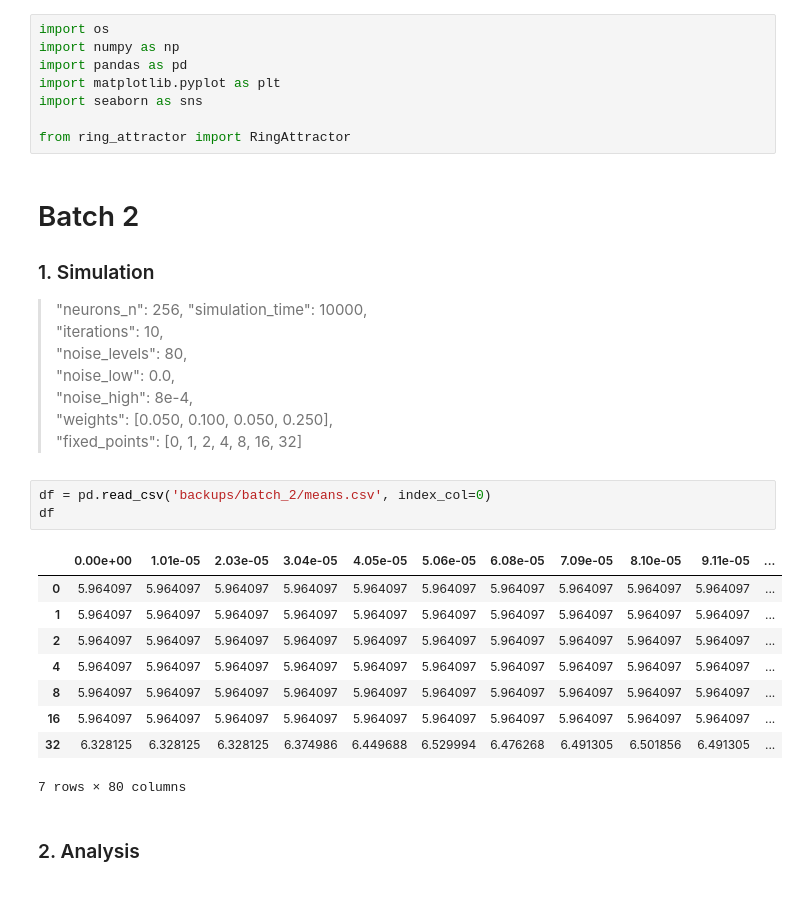
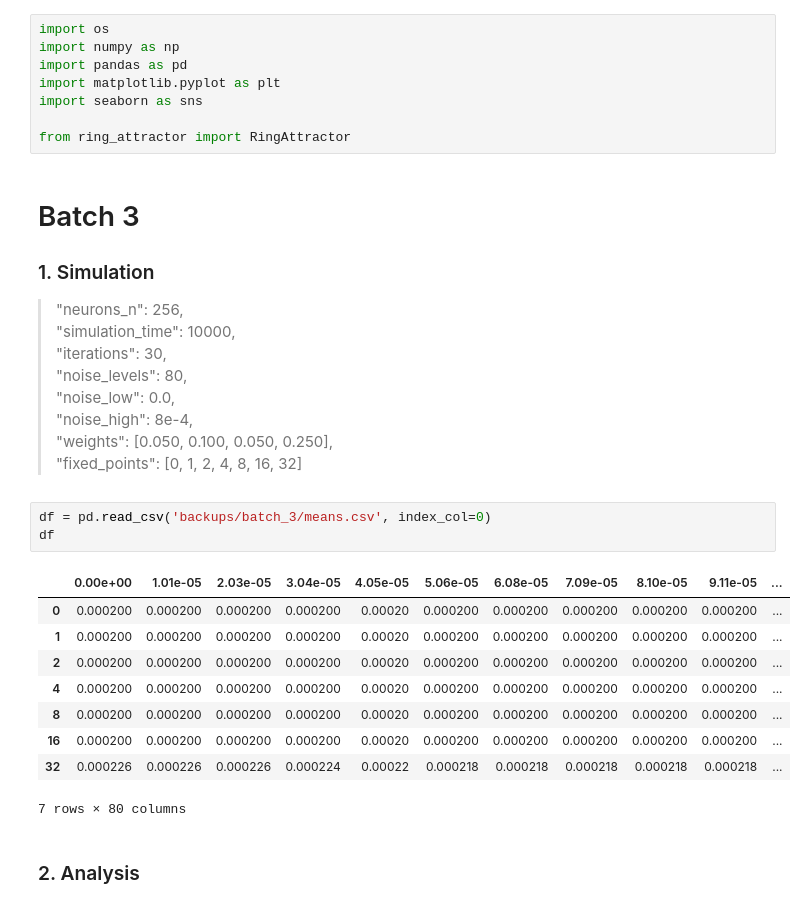
Before and after one commit to wl17443/ring-attractor, a Jupyter notebook: analysis_3.ipynb, the cells around one changed output. Cells and saved outputs as stored; diff of their text form.

```diff
--- a/analysis_3.ipynb
+++ b/analysis_3.ipynb
@@ -18,30 +18,30 @@ import seaborn as sns
 
 from ring_attractor import RingAttractor
 # %% [markdown]
-# Batch 2
+# Batch 3
 
 ### 1. Simulation
 
 >   "neurons_n": 256,
     "simulation_time": 10000,
-    "iterations": 10,
+    "iterations": 30,
     "noise_levels": 80,
     "noise_low": 0.0,
     "noise_high": 8e-4,
     "weights": [0.050, 0.100, 0.050, 0.250],
     "fixed_points": [0, 1, 2, 4, 8, 16, 32]
 # %%
-df = pd.read_csv('backups/batch_2/means.csv', index_col=0)
+df = pd.read_csv('backups/batch_3/means.csv', index_col=0)
 df
 # %% [output]
 |  | 0.00e+00 | 1.01e-05 | 2.03e-05 | 3.04e-05 | 4.05e-05 | 5.06e-05 | 6.08e-05 | 7.09e-05 | 8.10e-05 | 9.11e-05 | ... |
-| 0 | 5.964097 | 5.964097 | 5.964097 | 5.964097 | 5.964097 | 5.964097 | 5.964097 | 5.964097 | 5.964097 | 5.964097 | ... |
-| 1 | 5.964097 | 5.964097 | 5.964097 | 5.964097 | 5.964097 | 5.964097 | 5.964097 | 5.964097 | 5.964097 | 5.964097 | ... |
-| 2 | 5.964097 | 5.964097 | 5.964097 | 5.964097 | 5.964097 | 5.964097 | 5.964097 | 5.964097 | 5.964097 | 5.964097 | ... |
-| 4 | 5.964097 | 5.964097 | 5.964097 | 5.964097 | 5.964097 | 5.964097 | 5.964097 | 5.964097 | 5.964097 | 5.964097 | ... |
-| 8 | 5.964097 | 5.964097 | 5.964097 | 5.964097 | 5.964097 | 5.964097 | 5.964097 | 5.964097 | 5.964097 | 5.964097 | ... |
-| 16 | 5.964097 | 5.964097 | 5.964097 | 5.964097 | 5.964097 | 5.964097 | 5.964097 | 5.964097 | 5.964097 | 5.964097 | ... |
-| 32 | 6.328125 | 6.328125 | 6.328125 | 6.374986 | 6.449688 | 6.529994 | 6.476268 | 6.491305 | 6.501856 | 6.491305 | ... |
+| 0 | 0.000200 | 0.000200 | 0.000200 | 0.000200 | 0.00020 | 0.000200 | 0.000200 | 0.000200 | 0.000200 | 0.000200 | ... |
+| 1 | 0.000200 | 0.000200 | 0.000200 | 0.000200 | 0.00020 | 0.000200 | 0.000200 | 0.000200 | 0.000200 | 0.000200 | ... |
+| 2 | 0.000200 | 0.000200 | 0.000200 | 0.000200 | 0.00020 | 0.000200 | 0.000200 | 0.000200 | 0.000200 | 0.000200 | ... |
+| 4 | 0.000200 | 0.000200 | 0.000200 | 0.000200 | 0.00020 | 0.000200 | 0.000200 | 0.000200 | 0.000200 | 0.000200 | ... |
+| 8 | 0.000200 | 0.000200 | 0.000200 | 0.000200 | 0.00020 | 0.000200 | 0.000200 | 0.000200 | 0.000200 | 0.000200 | ... |
+| 16 | 0.000200 | 0.000200 | 0.000200 | 0.000200 | 0.00020 | 0.000200 | 0.000200 | 0.000200 | 0.000200 | 0.000200 | ... |
+| 32 | 0.000226 | 0.000226 | 0.000226 | 0.000224 | 0.00022 | 0.000218 | 0.000218 | 0.000218 | 0.000218 | 0.000218 | ... |
 7 rows × 80 columns
 # %% [markdown]
 ### 2. Analysis
```
Also changed, not shown: parts of 17 cells of this notebook, 33 other files.
